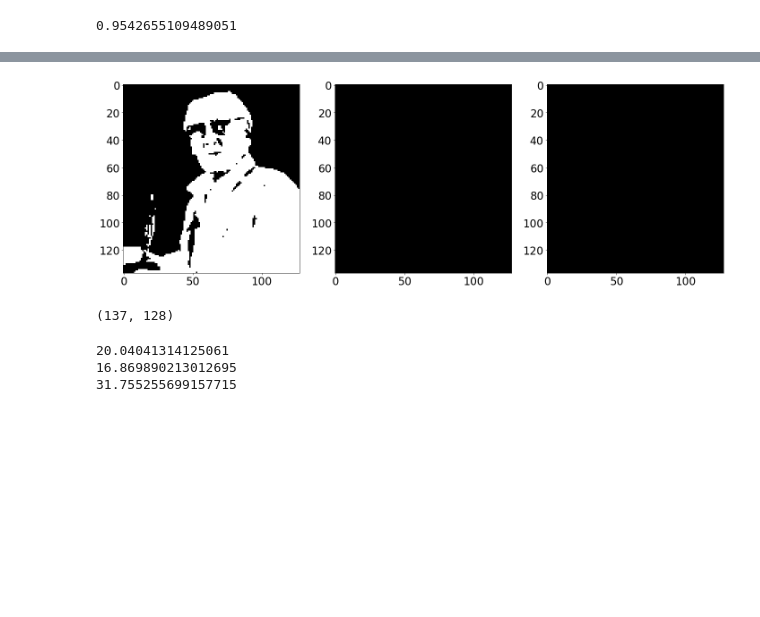
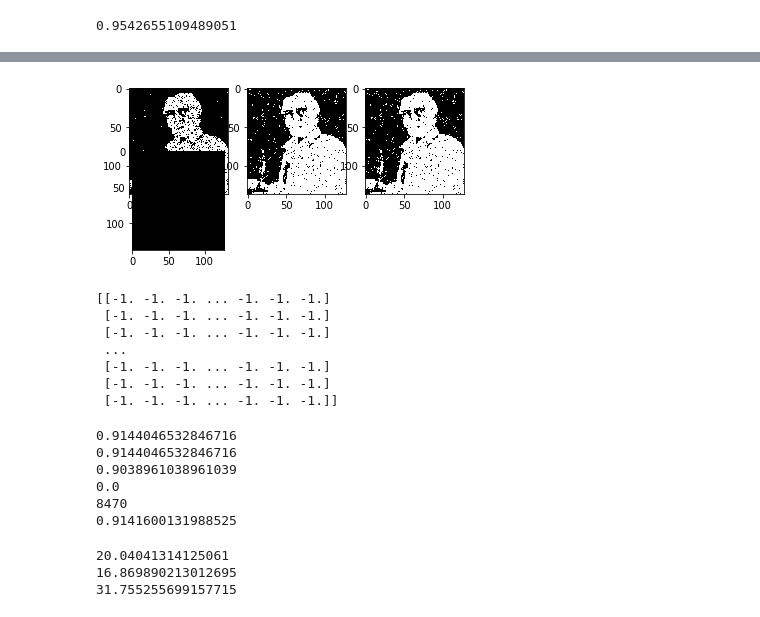
Before and after one commit to kheeran/COMS30007-Machine-Learning, a Jupyter notebook: Inference.ipynb, the cells around one changed output, grey strips where cells are left out. Saved outputs shown, nothing was run; the diff lists cells and outputs as text; code cells hidden in the pictures; blank space fills up the shorter version.

```diff
--- a/Inference.ipynb
+++ b/Inference.ipynb
@@ -234,7 +234,7 @@ def randGibbs(x0, y, T, M, N, beta, eta):
         x = x_next
     return x
 # %%
-y = im4
+y = im6
 y = 2*y - 1
 (M, N) = y.shape
 
@@ -292,31 +292,38 @@ def MFVB (w, y, T, M, N):
                 prodq *= q[i,j]
     return x0
 # %%
-y = im4
+y = im6
 (M, N) = y.shape
 x0 = im
 time1 = -time.time()
-x1 = MFVB(0.05,y,2,M,N)
+x1 = MFVB(0.11,y,1,M,N)
 time1 += time.time()
 
-x2 = MFVB(2,y,5,M,N)
-x3 = MFVB(2, y,10,M,N)
+x2 = MFVB(0.11,y,5,M,N)
+x3 = MFVB(0.11, y,10,M,N)
 # %%
 fig = plt.figure()
-# ax0 = fig.add_subplot (131)
 ax1 = fig.add_subplot(131)
 ax2 = fig.add_subplot (132)
 ax3 = fig.add_subplot (133)
-ax0.imshow(x0,cmap='gray')
+ax4 = fig.add_subplot (234)
+
 ax1.imshow(x1,cmap='gray')
 ax2.imshow(x2,cmap='gray')
 ax3.imshow(x3,cmap='gray')
+ax4.imshow(x4,cmap='gray')
 
 plt.show()
 print (y.shape)
 # %% [output]
-[figure, old version]
+[figure, new version]
-(137, 128)
+[[-1. -1. -1. ... -1. -1. -1.]
+ [-1. -1. -1. ... -1. -1. -1.]
+ [-1. -1. -1. ... -1. -1. -1.]
+ ...
+ [-1. -1. -1. ... -1. -1. -1.]
+ [-1. -1. -1. ... -1. -1. -1.]
+ [-1. -1. -1. ... -1. -1. -1.]]
 # %%
 sum1 = 0
 sum2 = 0
@@ -337,10 +344,18 @@ for i in range (0,M):
         if not((2*x0[i,j]-1)==x3[i,j]):
             sum3 += 1
 
-print (sum1)
-print (sum2)
-print (sum3)
+print (1-np.sum(np.abs((x1 + 1) / 2 -im)) / (x1.shape[0] * x1.shape[1]))
+print (1-sum1/8470)
+print (1-sum2/8470)
+print (1-sum3/8470)
 print (time1)
+# %% [output]
+0.9144046532846716
+0.9144046532846716
+0.9038961038961039
+0.0
+8470
+0.9141600131988525
 # %%
 print (timeicm)
 print (timeg)
```
Also changed, not shown: parts of 3 cells of this notebook, 1 other file.
